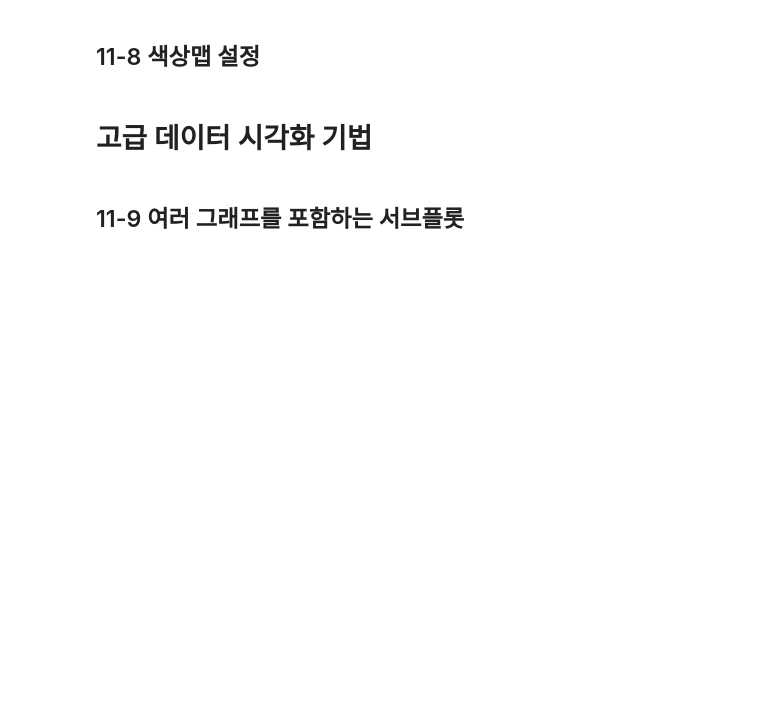
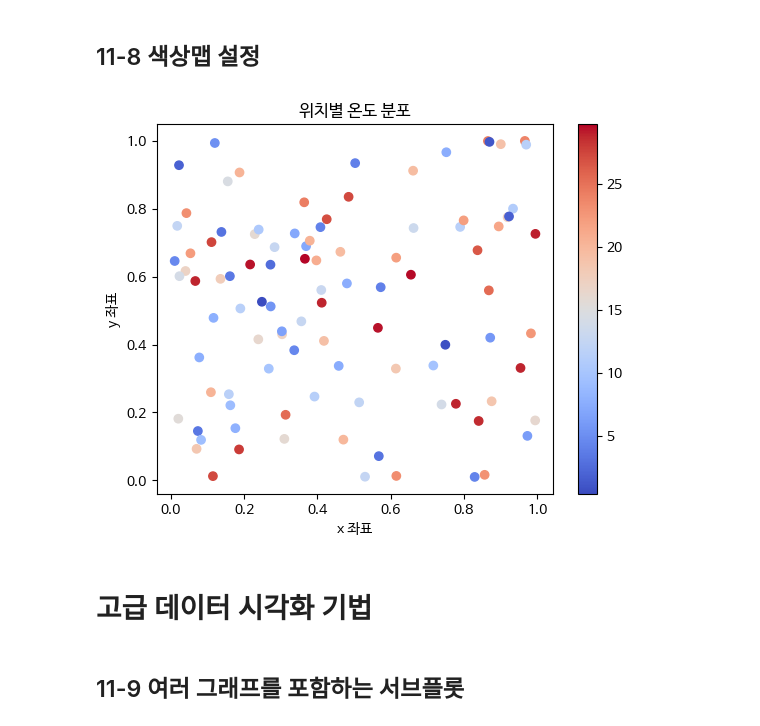
Before and after one commit to Hyunhee97/Data-Analysis-with-Open-Source, a Jupyter notebook: 오픈소스_데이터_분석_11강.ipynb, the cells around one changed output. Drawn from its saved outputs; the diff is of its cells as text; code cells hidden in the pictures; blank space fills up the shorter version.

```diff
--- a/오픈소스_데이터_분석_11강.ipynb
+++ b/오픈소스_데이터_분석_11강.ipynb
@@ -212,21 +218,24 @@ plt.show()
 # %%
 import matplotlib.pyplot as plt
 import numpy as np
 
 ## 데이터 생성
 x = np.random.rand(100)
 y = np.random.rand(100)
 temperature = np.random.rand(100) * 30
 
 ## 산점도 그리기
 # cmap 설정
-plt.scatter(x, y, c=temperature)
+plt.scatter(x, y, c=temperature, cmap='coolwarm')
 # 컬러 바 추가
+plt.colorbar()
 
 plt.title("위치별 온도 분포")
 plt.xlabel("x 좌표")
 plt.ylabel("y 좌표")
 plt.show()
+# %% [output]
+[figure, added]
 # %% [markdown]
 # 고급 데이터 시각화 기법
 # %% [markdown]
```
Also changed, not shown: parts of 10 cells of this notebook.
